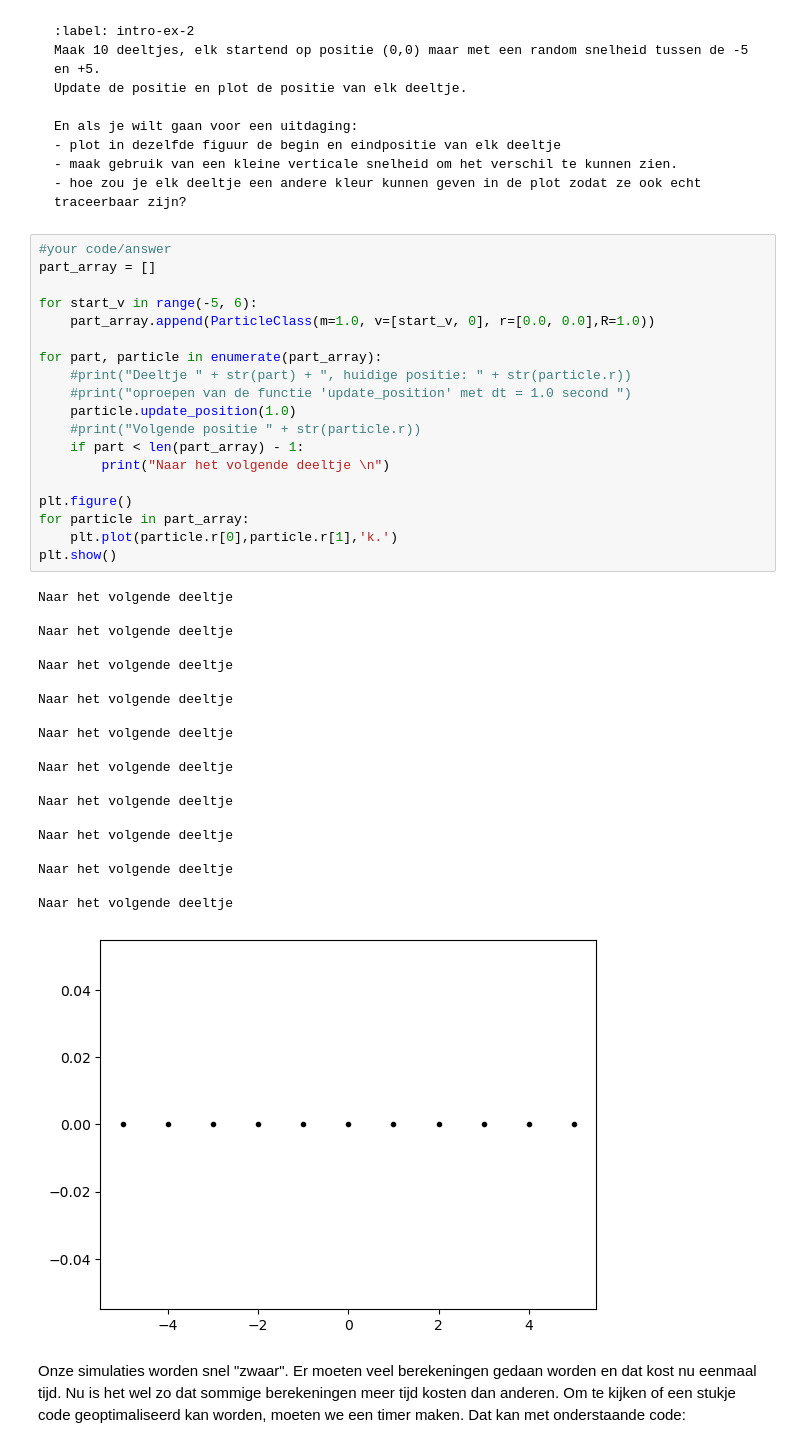
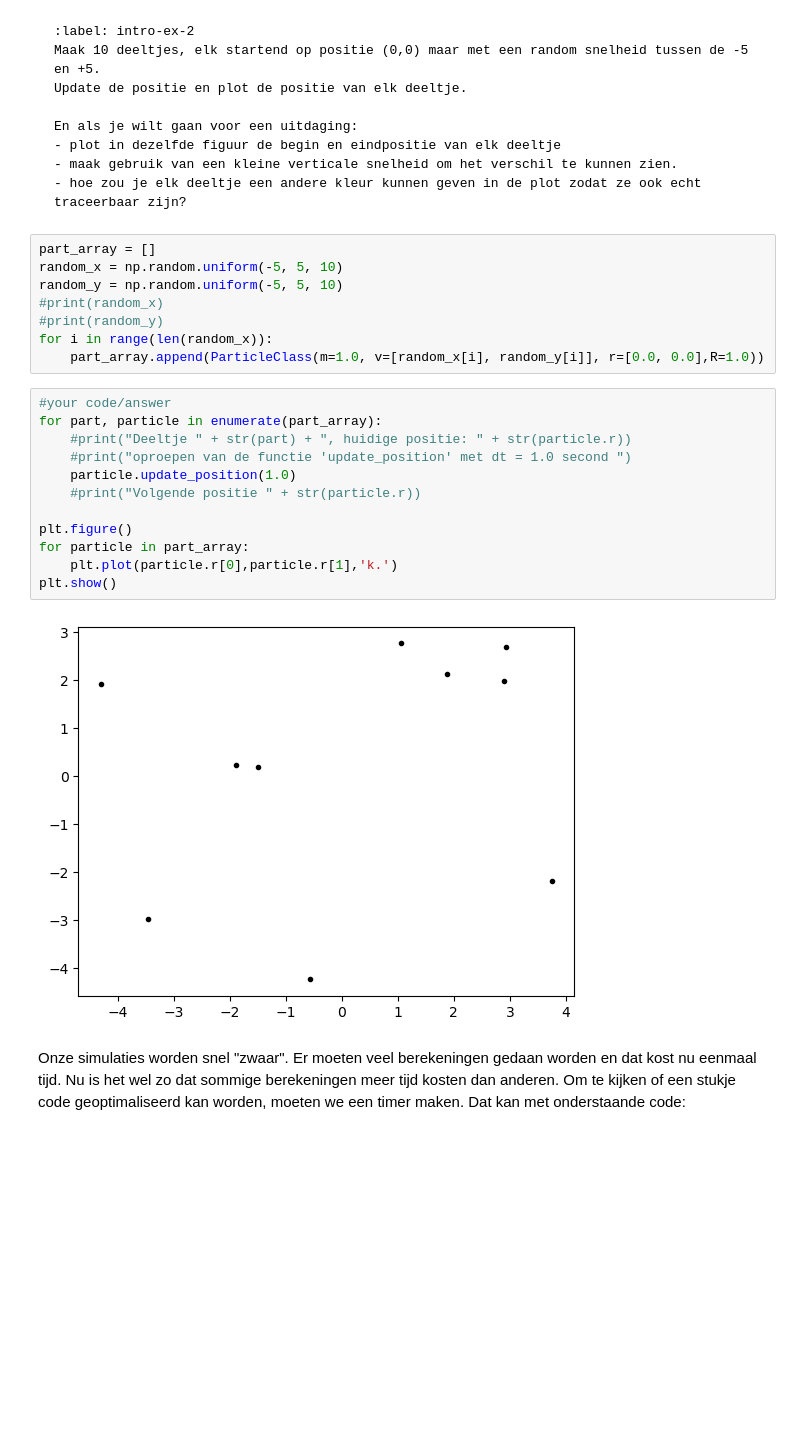
Before and after one commit to pieterbroerse/27, a Jupyter notebook: Content/PySim/1_intro_sim.ipynb, the cells around one changed output. Drawn from its saved outputs; the diff is of its cells as text; blank space fills up the shorter version.

````diff
--- a/Content/PySim/1_intro_sim.ipynb
+++ b/Content/PySim/1_intro_sim.ipynb
@@ -169,46 +179,28 @@ En als je wilt gaan voor een uitdaging:
 - maak gebruik van een kleine verticale snelheid om het verschil te kunnen zien.
 - hoe zou je elk deeltje een andere kleur kunnen geven in de plot zodat ze ook echt traceerbaar zijn?
 ```
+# %%
+part_array = []
+random_x = np.random.uniform(-5, 5, 10)
+random_y = np.random.uniform(-5, 5, 10)
+#print(random_x)
+#print(random_y)
+for i in range(len(random_x)):
+    part_array.append(ParticleClass(m=1.0, v=[random_x[i], random_y[i]], r=[0.0, 0.0],R=1.0))
 # %%
 #your code/answer
-part_array = []
-
-for start_v in range(-5, 6):
-    part_array.append(ParticleClass(m=1.0, v=[start_v, 0], r=[0.0, 0.0],R=1.0))
-
 for part, particle in enumerate(part_array):
     #print("Deeltje " + str(part) + ", huidige positie: " + str(particle.r))
     #print("oproepen van de functie 'update_position' met dt = 1.0 second ")
     particle.update_position(1.0)
     #print("Volgende positie " + str(particle.r))
-    if part < len(part_array) - 1:
-        print("Naar het volgende deeltje \n")
 
 plt.figure()
 for particle in part_array:
     plt.plot(particle.r[0],particle.r[1],'k.')
 plt.show()
 # %% [output]
-Naar het volgende deeltje
-
-Naar het volgende deeltje
-
-Naar het volgende deeltje
-
-Naar het volgende deeltje
-
-Naar het volgende deeltje
-
-Naar het volgende deeltje
-
-Naar het volgende deeltje
-
-Naar het volgende deeltje
-
-Naar het volgende deeltje
-
-Naar het volgende deeltje
-[figure, old version]
+[figure, new version]
 # %% [markdown]
 Onze simulaties worden snel "zwaar".
 Er moeten veel berekeningen gedaan worden en dat kost nu eenmaal tijd.
````
Also changed, not shown: parts of 6 cells of this notebook.
